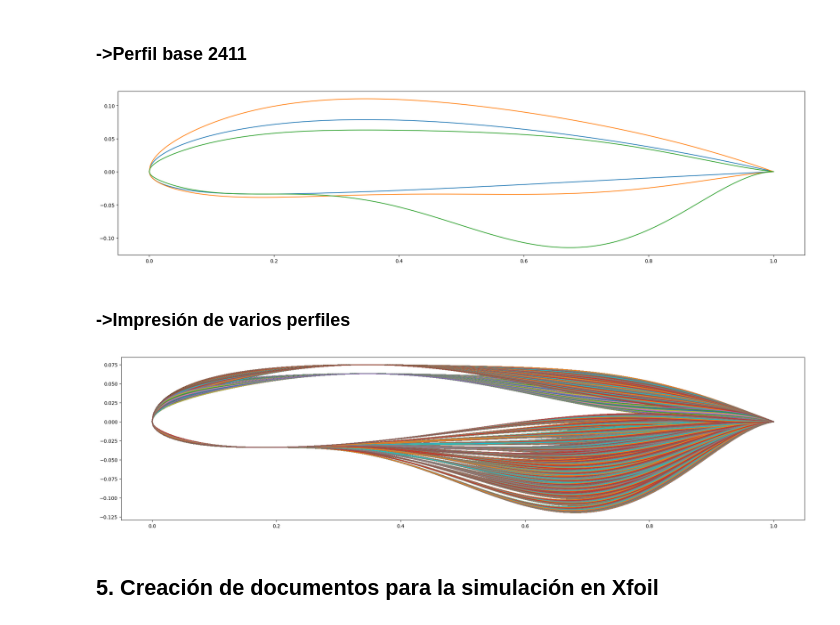
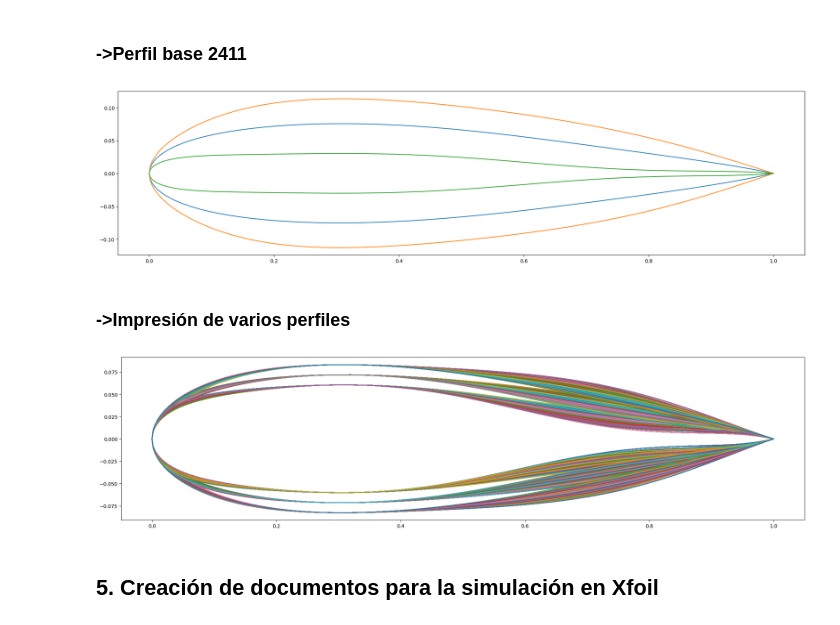
Before and after one commit to Kijoselo/opt_air, a Jupyter notebook: Eficiencia de todas las combinaciones.ipynb, the cells around one changed output. Drawn from its saved outputs; the diff is of its cells as text; code cells hidden in the pictures.

```diff
--- a/Eficiencia de todas las combinaciones.ipynb
+++ b/Eficiencia de todas las combinaciones.ipynb
@@ -30,6 +44,6 @@ Nota: Se elimino el valor de conexión entre extrados e intrados [0,0]
 # %%
-xe=[1,0.93365,0.70475,0.44807,0.16175,0.0217]
-ye=[0,0.0138,0.05158,0.07606,0.06659,0.02654]
+xe=[1,0.9,0.5,0.2,0.075,0.0125]
+ye=[0.00158,0.0181,0.06617,0.07171,0.0525,0.02367]
 print(" xe","\t"," ye")
 matrix_length = len(xe)
 for i in range(matrix_length):
@@ -47,6 +61,6 @@ for i in range(matrix_length):
 # %%
-xi=[0.02723,0.16912,0.4474,0.70198,0.93238,1]
-yi=[-0.02061,-0.03379,-0.02637,-0.01436,-0.00326,0]
+xi=[0.0125,0.1,0.25,0.5,0.8,1]
+yi=[-0.02367,-0.05853,-0.07427,-0.06617,-0.03279,-0.00158]
 print(" xi","\t"," yi")
 matrix_length = len(xi)
 for i in range(matrix_length):
@@ -287,15 +301,17 @@ def evalue_combi(i,j,k,re,ra,b,ye,yi):
 # %%
 def get_coord_combi(i,j,k,re,ra,b,ye,yi):
     sole,soli=evalue_combi(i,j,k,re,ra,b,ye,yi)
+    rt=0.3/200
+    t=0.4/20
     xi = np.concatenate((
-    np.arange(0, 0.3, 0.0015),
-    np.arange(0.3, 0.7, 0.01),
-    np.arange(0.7, 1, 0.0015)
+    np.arange(0, 0.3, rt),
+    np.arange(0.3, 0.7, t),
+    np.arange(0.7, 1, rt)
 ))
     xe = np.concatenate((
-    np.arange(1, 0.7, -0.0015),
-    np.arange(0.7, 0.3, -0.01),
-    np.arange(0.3, 0, -0.0015)
+    np.arange(1, 0.7, -rt),
+    np.arange(0.7, 0.3, -t),
+    np.arange(0.3, 0, -rt)
 ))
     fee = sum(sole[i]*xe**(i + 0.5) for i in range(0, 6))
     fii = sum(soli[i]*xi**(i + 0.5) for i in range(0, 6))
@@ -315,31 +331,31 @@ def plot_combi(i,j,k,re,ra,b,ye,yi):
 <h3>->Perfil base 2411
 # %%
 plt.figure(figsize=(25,6))
-j=50
+j=40
 t=150
 plot_combi(100,100,100,100,100,100,100,100)
-plot_combi(t,t,t,t,100,t,140,115)
-plot_combi(j,j,j,j,50,j,80,100)
+plot_combi(t,t,t,t,t,t,t,t)
+plot_combi(j,j,j,j,j,j,j,j)
 # %% [output]
-[figure, old version]
+[figure, new version]
 # %% [markdown]
 <h3>->Impresión de varios perfiles
 # %%
 plt.figure(figsize=(25,6))
 t=15
-m=50
-ma=150
-for i in range(m,ma,t):
+m=80
+ma=120
+for i in tqdm(range(m,ma,t)):
     for j in range(m,ma,t):
         for k in range(m,ma,t):
             for re in range(m,ma,t):
-                for ra in range(50,100,t):
+                for ra in range(m,ma,t):
                     for b in range(m,ma,t):
-                        for ye in range(80,100,t):
-                            for yi in range(100,101,t):
+                        for ye in range(m,ma,t):
+                            for yi in range(m,ma,t):
                                 plot_combi(i,j,k,re,ra,b,ye,yi)
 # %% [output]
-[figure, old version]
+[figure, new version]
 # %% [markdown]
 <h2>5. Creación de documentos para la simulación en Xfoil
 # %% [markdown]
```
Also changed, not shown: parts of 36 cells of this notebook.
